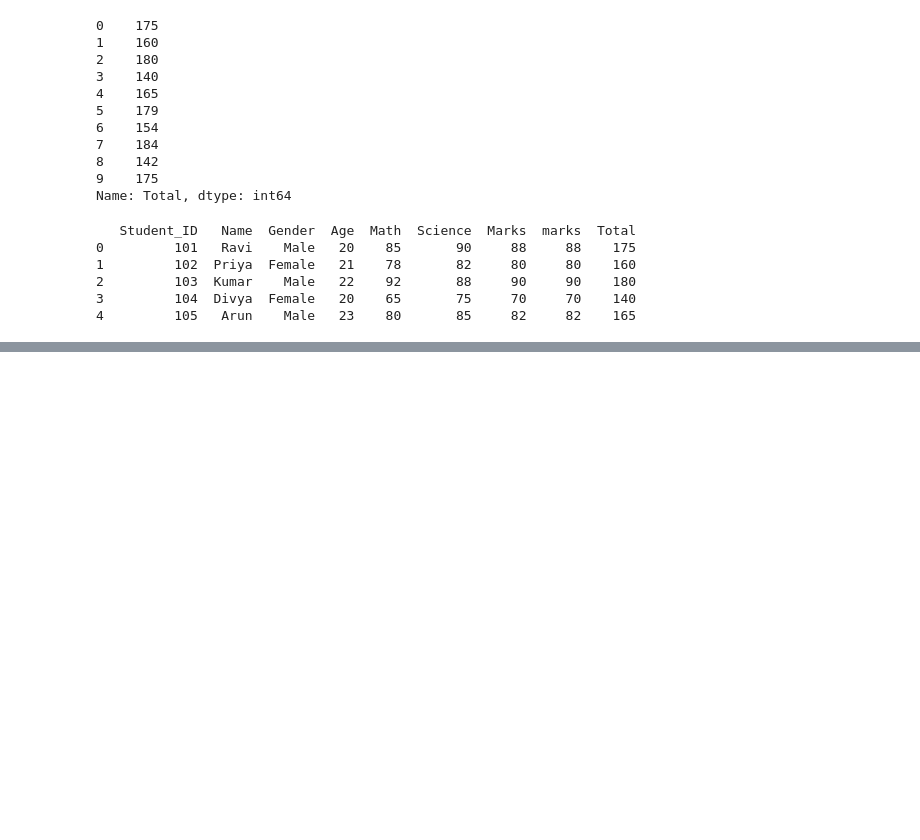
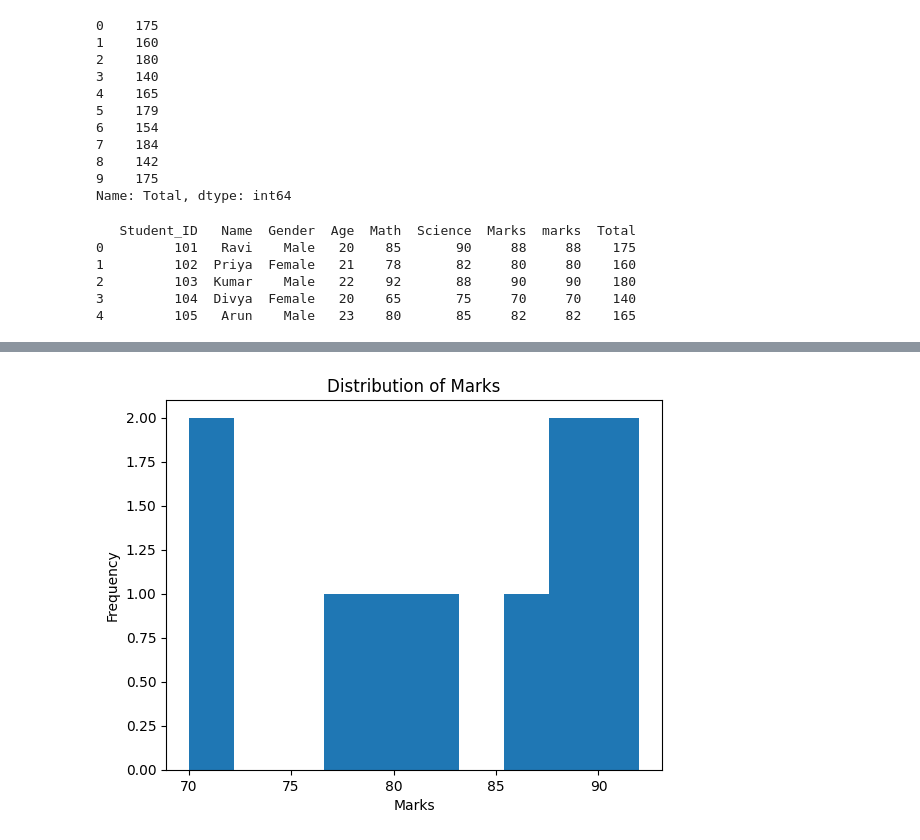
Before and after one commit to lavanyae4319/Data_Mining_Project-s, a Jupyter notebook: pro1.ipynb, the cells around one changed output, grey strips where cells are left out. Cells and saved outputs as stored; diff of their text form; code cells hidden in the pictures; blank space fills up the shorter version.

```diff
--- a/pro1.ipynb
+++ b/pro1.ipynb
@@ -169,3 +169,8 @@ print(df.head())
 2         103  Kumar    Male   22    92       88     90     90    180
 3         104  Divya  Female   20    65       75     70     70    140
 4         105   Arun    Male   23    80       85     82     82    165
+# %%
+df['Marks_Normalized'] = ((df['Marks'] - df['Marks'].min()) /
+    (df['Marks'].max() - df['Marks'].min()))
+
+print(df.head())
@@ -171,0 +215,8 @@ print(df.head())
+# %%
+plt.hist(df['Marks'])
+plt.title('Distribution of Marks')
+plt.xlabel('Marks')
+plt.ylabel('Frequency')
+plt.show()
+# %% [output]
+[figure, added]
```
Also changed, not shown: parts of 8 cells of this notebook, 4 other files.
